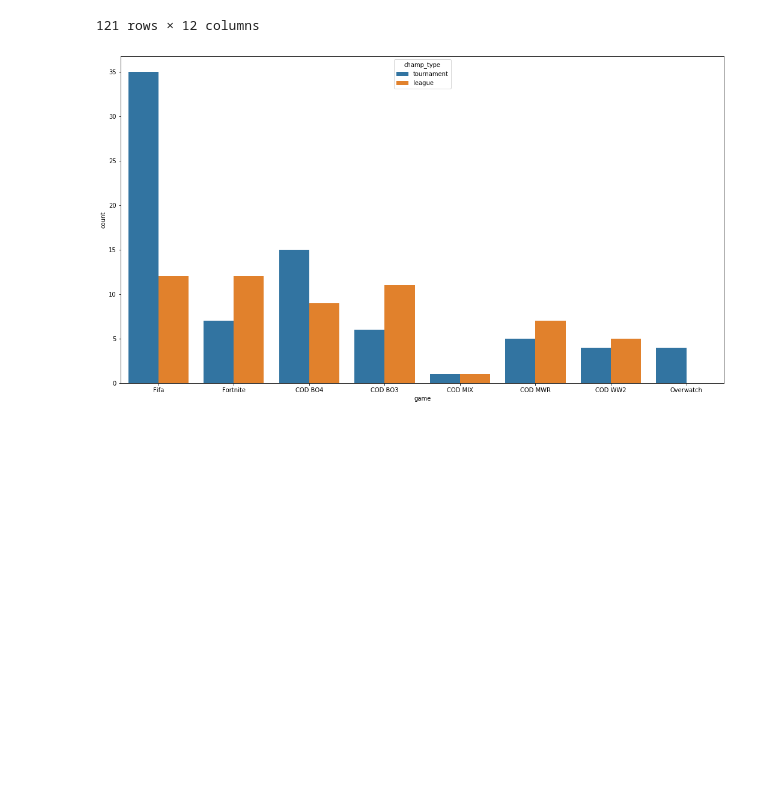
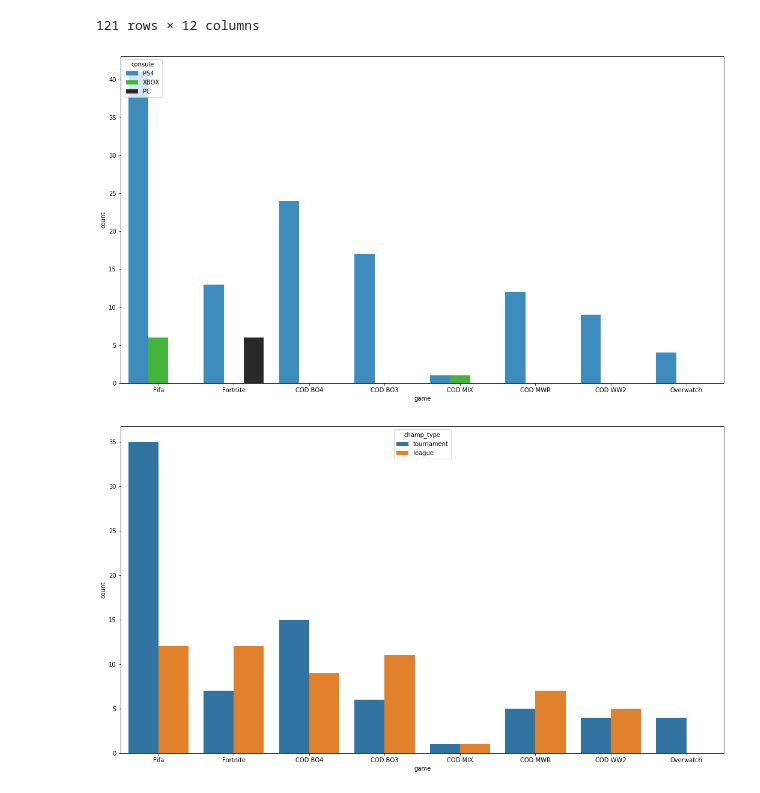
Before and after one commit to iRaied/eSports_Teams, a Jupyter notebook: esports_teams.ipynb, the cells around one changed output. Saved outputs shown, nothing was run; the diff lists cells and outputs as text; code cells hidden in the pictures; blank space fills up the shorter version.

```diff
--- a/esports_teams.ipynb
+++ b/esports_teams.ipynb
@@ -3600,6 +3621,11 @@ details
 | 119 | /competitions/overwatch/tournamen... | بطولة iCoChampion | الموعد الرسمي: فجر يوم الأثنين 19... | 240$ + T-Shirts | ifuloseulose | overwatch masters | league | https://nafs.me/tournaments/match... | /competitions/overwatch/tournamen... | 2017-06-14 | ... |
 | 120 | /competitions/overwatch/tournamen... | البطولة الثانية | الموعد الرسمي: السبت 31/3/2018 يب... | 500 نقطة | Revolution Soldiers OW | Relentless Army 2 | league | https://nafs.me/tournaments/match... | /competitions/overwatch/tournamen... | 2018-03-29 | ... |
 121 rows × 12 columns
+# %%
+plt.figure(figsize=[18, 10]);
+sb.countplot(data = main, x = 'game', hue = 'consule', palette=sb.color_palette(['#2791d3', '#32c927', '#292929']));
+# %% [output]
+[figure, added]
 # %%
 plt.figure(figsize=[18, 10]);
 sb.countplot(data = main, x = 'game', hue = 'champ_type');
```
Also changed, not shown: parts of 15 cells of this notebook.
